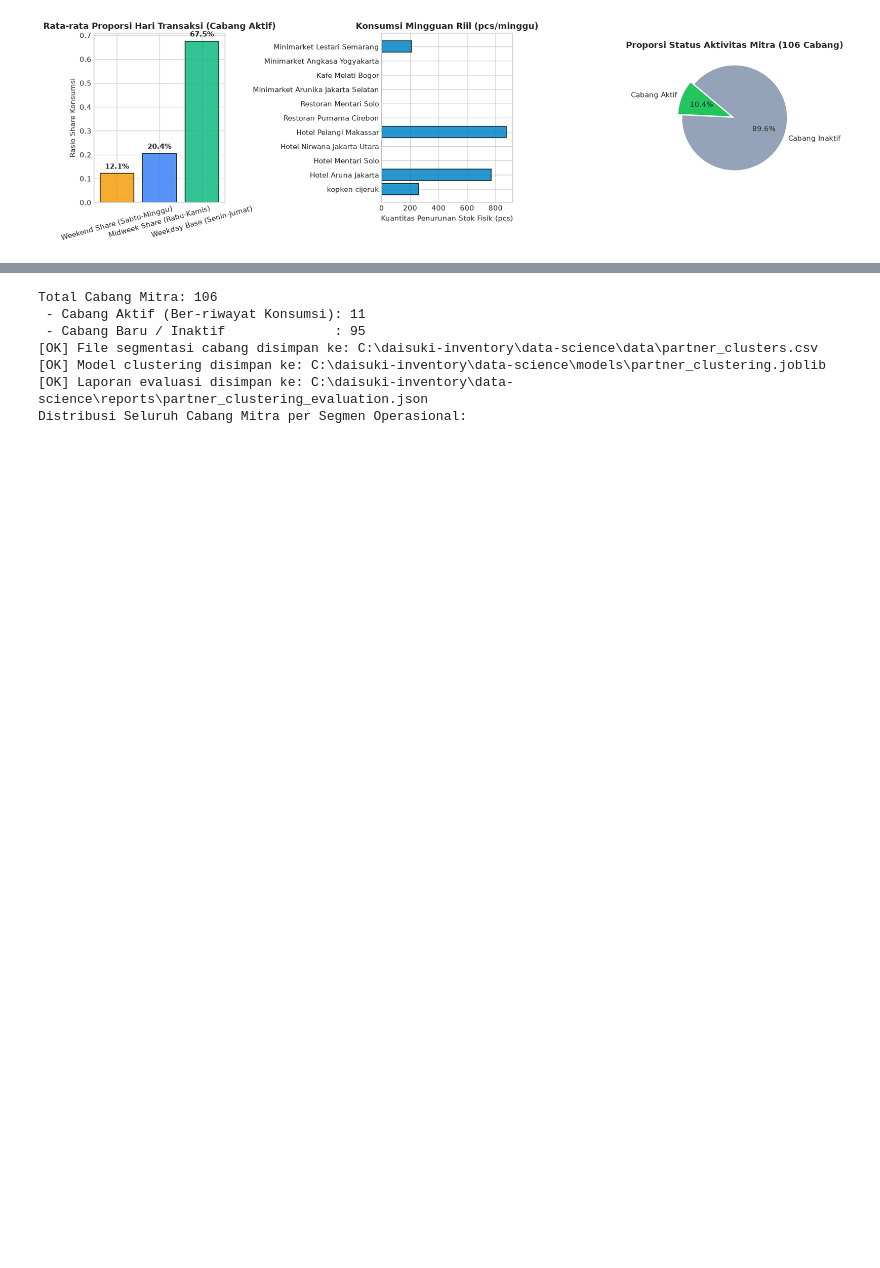
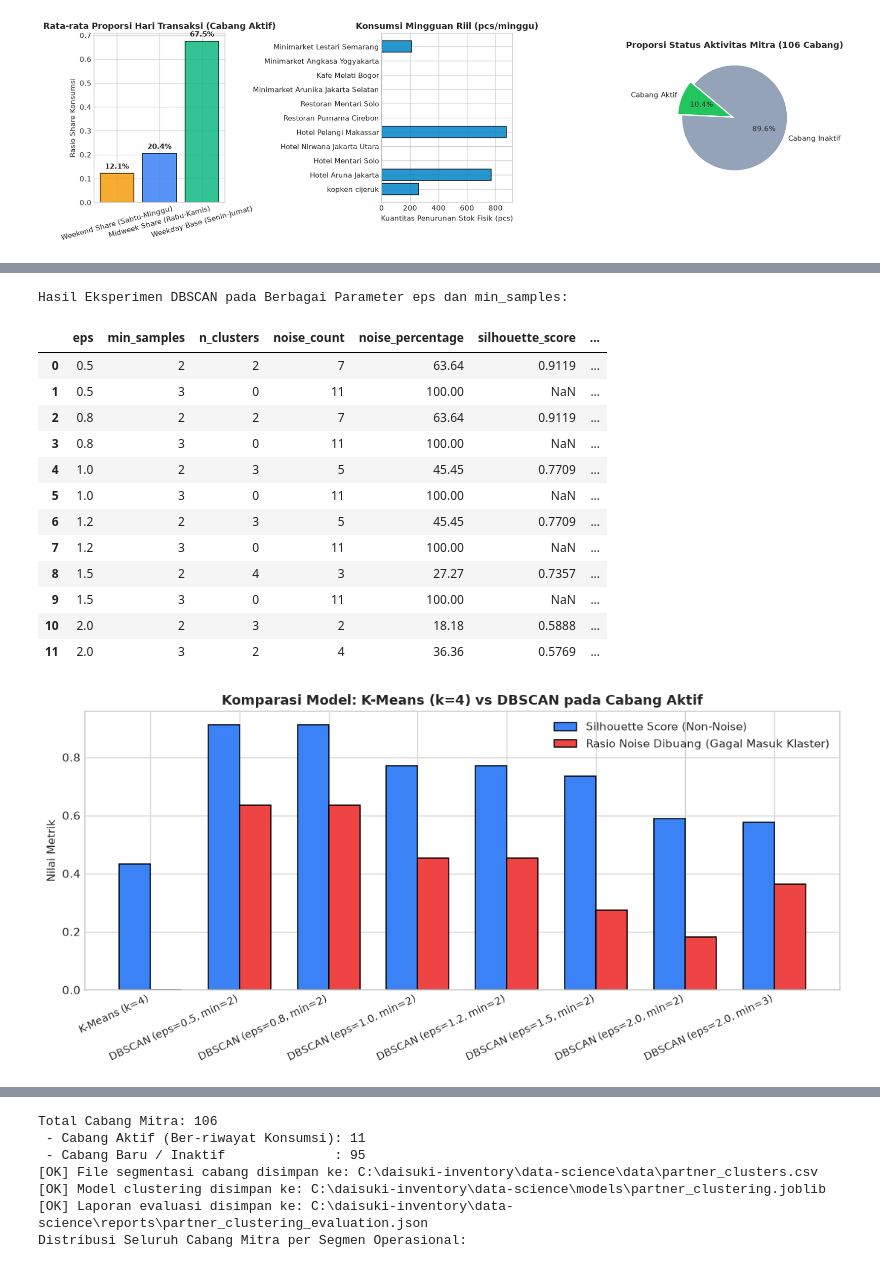
Before and after one commit to HudzaifahArrantisi/Dicoding-Project, a Jupyter notebook: data-science/notebooks/03_partner_clustering.ipynb, the cells around one changed output, grey strips where cells are left out. Drawn from its saved outputs; the diff is of its cells as text; code cells hidden in the pictures; blank space fills up the shorter version.

```diff
--- a/data-science/notebooks/03_partner_clustering.ipynb
+++ b/data-science/notebooks/03_partner_clustering.ipynb
@@ -174,0 +201,43 @@ Ringkasan Evaluasi K-Means (Cabang Aktif):
+# %%
+dbscan_results = evaluate_dbscan_options(X_active_scaled)
+
+dbscan_df = pd.DataFrame(dbscan_results)
+print("Hasil Eksperimen DBSCAN pada Berbagai Parameter eps dan min_samples:")
+display(dbscan_df[["eps", "min_samples", "n_clusters", "noise_count", "noise_percentage", "silhouette_score", "davies_bouldin_score", "operational_suitability"]])
+
+# Visualisasi Komparasi K-Means vs DBSCAN
+fig, ax = plt.subplots(figsize=(10, 4.8))
+db_valid = dbscan_df[dbscan_df["n_clusters"] >= 2].copy()
+models_compare = ["K-Means (k=4)"] + [f"DBSCAN (eps={r.eps}, min={r.min_samples})" for _, r in db_valid.iterrows()]
+sil_compare = [0.4339] + [r.silhouette_score if r.silhouette_score is not None else 0.0 for _, r in db_valid.iterrows()]
+noise_compare = [0.0] + [r.noise_percentage for _, r in db_valid.iterrows()]
+
+x = np.arange(len(models_compare))
+width = 0.35
+
+ax.bar(x - width/2, sil_compare, width, label="Silhouette Score (Non-Noise)", color="#3b82f6", edgecolor="black")
+ax.bar(x + width/2, [n/100 for n in noise_compare], width, label="Rasio Noise Dibuang (Gagal Masuk Klaster)", color="#ef4444", edgecolor="black")
+
+ax.set_title("Komparasi Model: K-Means (k=4) vs DBSCAN pada Cabang Aktif", fontsize=12, fontweight="bold")
+ax.set_xticks(x)
+ax.set_xticklabels(models_compare, rotation=25, ha="right", fontsize=9)
+ax.set_ylabel("Nilai Metrik")
+ax.legend()
+plt.tight_layout()
+plt.show()
+# %% [output]
+Hasil Eksperimen DBSCAN pada Berbagai Parameter eps dan min_samples:
+|  | eps | min_samples | n_clusters | noise_count | noise_percentage | silhouette_score | ... |
+| 0 | 0.5 | 2 | 2 | 7 | 63.64 | 0.9119 | ... |
+| 1 | 0.5 | 3 | 0 | 11 | 100.00 | NaN | ... |
+| 2 | 0.8 | 2 | 2 | 7 | 63.64 | 0.9119 | ... |
+| 3 | 0.8 | 3 | 0 | 11 | 100.00 | NaN | ... |
+| 4 | 1.0 | 2 | 3 | 5 | 45.45 | 0.7709 | ... |
+| 5 | 1.0 | 3 | 0 | 11 | 100.00 | NaN | ... |
+| 6 | 1.2 | 2 | 3 | 5 | 45.45 | 0.7709 | ... |
+| 7 | 1.2 | 3 | 0 | 11 | 100.00 | NaN | ... |
+| 8 | 1.5 | 2 | 4 | 3 | 27.27 | 0.7357 | ... |
+| 9 | 1.5 | 3 | 0 | 11 | 100.00 | NaN | ... |
+| 10 | 2.0 | 2 | 3 | 2 | 18.18 | 0.5888 | ... |
+| 11 | 2.0 | 3 | 2 | 4 | 36.36 | 0.5769 | ... |
+[figure, added]
```
Also changed, not shown: parts of 11 cells of this notebook, 1 other file.
